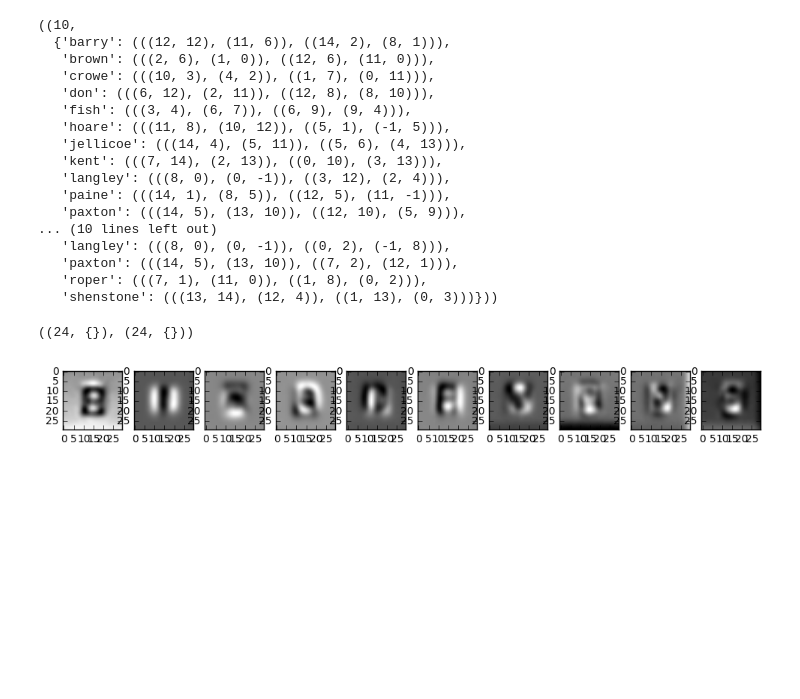
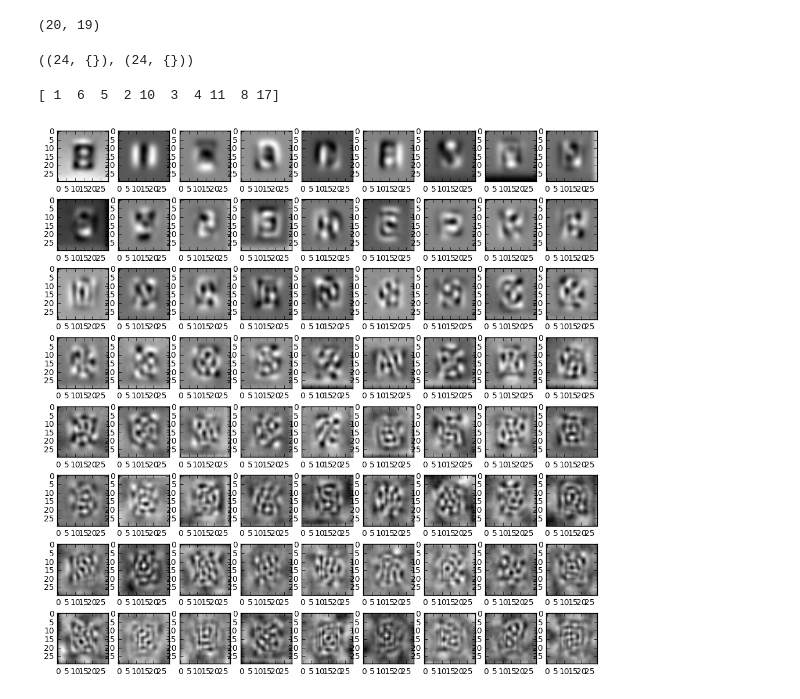
Before and after one commit to jmacmahon/data-driven-assignment-2, a Jupyter notebook: Main.ipynb, the cells around one changed output. Drawn from its saved outputs; the diff is of its cells as text; code cells hidden in the pictures; blank space fills up the shorter version.

Commit message:
Reducers: Best K (f-value), Border Strip and Drop First

```diff
--- a/Main.ipynb
+++ b/Main.ipynb
@@ -7,15 +8,13 @@ import matplotlib.pyplot as plt
 data = load.load_data(load.DEFAULT_PATH)
 # %%
 from assignment.classify import WeightedKNearestNeighbour
-from assignment.dimensionality import PCAReducer
+from assignment.dimensionality import PCAReducer, BorderTrimReducer, BestKSelector, DropFirstSelector
 from assignment.pipeline import Pipeline
 
-nn_fuzzy = WeightedKNearestNeighbour(k=1, fuzzy=True)
+nn_fuzzy = lambda: WeightedKNearestNeighbour(k=1, fuzzy=True)
 nn_not_fuzzy = WeightedKNearestNeighbour(k=1, fuzzy=False)
 
-pca_40 = lambda: PCAReducer(n=10)
-
-pipeline1 = Pipeline(nn_fuzzy, [pca_40()])
+pipeline1 = Pipeline(nn_fuzzy(), [PCAReducer(72), BestKSelector(10)])
 pipeline1.train(data._raw_data['train_data'], data._raw_data['train_labels'])
-pipeline2 = Pipeline(nn_not_fuzzy, [pca_40()])
+pipeline2 = Pipeline(nn_fuzzy(), [PCAReducer(11), DropFirstSelector()])
 pipeline2.train(data._raw_data['train_data'], data._raw_data['train_labels'])
@@ -50,46 +45,37 @@ data.wordsearch2.find_all_and_show(rad=2)
+# %%
+data.wordsearch2.classify(pipeline1)
+q = data.wordsearch2.correctness_score(only_score=True)
+
+data.wordsearch2.classify(pipeline2)
+p = data.wordsearch2.correctness_score(only_score=True)
+(p, q)
+# %% [output]
+(20, 19)
 # %%
-data.wordsearch2.classify(pipeline2)
-p = data.wordsearch2.correctness_score(only_score=False)
+data.wordsearch1.classify(pipeline1)
+p = data.wordsearch1.correctness_score(only_score=False)
 
-data.wordsearch2.classify(pipeline1)
-q = data.wordsearch2.correctness_score(only_score=False)
+data.wordsearch1.classify(pipeline2)
+q = data.wordsearch1.correctness_score(only_score=False)
 (p, q)
 # %% [output]
-((10,
-  {'barry': (((12, 12), (11, 6)), ((14, 2), (8, 1))),
-   'brown': (((2, 6), (1, 0)), ((12, 6), (11, 0))),
-   'crowe': (((10, 3), (4, 2)), ((1, 7), (0, 11))),
-   'don': (((6, 12), (2, 11)), ((12, 8), (8, 10))),
-   'fish': (((3, 4), (6, 7)), ((6, 9), (9, 4))),
-   'hoare': (((11, 8), (10, 12)), ((5, 1), (-1, 5))),
-   'jellicoe': (((14, 4), (5, 11)), ((5, 6), (4, 13))),
-   'kent': (((7, 14), (2, 13)), ((0, 10), (3, 13))),
-   'langley': (((8, 0), (0, -1)), ((3, 12), (2, 4))),
-   'paine': (((14, 1), (8, 5)), ((12, 5), (11, -1))),
-   'paxton': (((14, 5), (13, 10)), ((12, 10), (5, 9))),
-... (10 lines left out)
-   'langley': (((8, 0), (0, -1)), ((0, 2), (-1, 8))),
-   'paxton': (((14, 5), (13, 10)), ((7, 2), (12, 1))),
-   'roper': (((7, 1), (11, 0)), ((1, 8), (0, 2))),
-   'shenstone': (((13, 14), (12, 4)), ((1, 13), (0, 3)))}))
+((24, {}), (24, {}))
-# %%
-data.wordsearch1.classify(pipeline2)
-p = data.wordsearch1.correctness_score(only_score=False)
-
-data.wordsearch1.classify(pipeline1)
-q = data.wordsearch1.correctness_score(only_score=False)
-(p, q)
-# %% [output]
-((24, {}), (24, {}))
 # %%
 from assignment.data import Letter
+from math import sqrt, floor, ceil
 
 plt.figure(figsize=(12, 12))
-eigenvectors = pipeline2._reducers[0]._eigenvectors.transpose()
+eigenvectors = pipeline1._reducers[0]._eigenvectors.transpose()
+
+print(pipeline1._reducers[1]._best_k)
+
+height = floor(sqrt(eigenvectors.shape[0]))
+width = ceil(eigenvectors.shape[0] / height)
 i = 0
 for eigenvector in eigenvectors:
     i += 1
-    plt.subplot(1, eigenvectors.shape[0], i)
+    plt.subplot(height, width, i)
     Letter(raw_data=eigenvector).show()
 # %% [output]
+[ 1  6  5  2 10  3  4 11  8 17]
-[figure, old version]
+[figure, new version]
```
Also changed, not shown: parts of 5 cells of this notebook, 3 other files.
